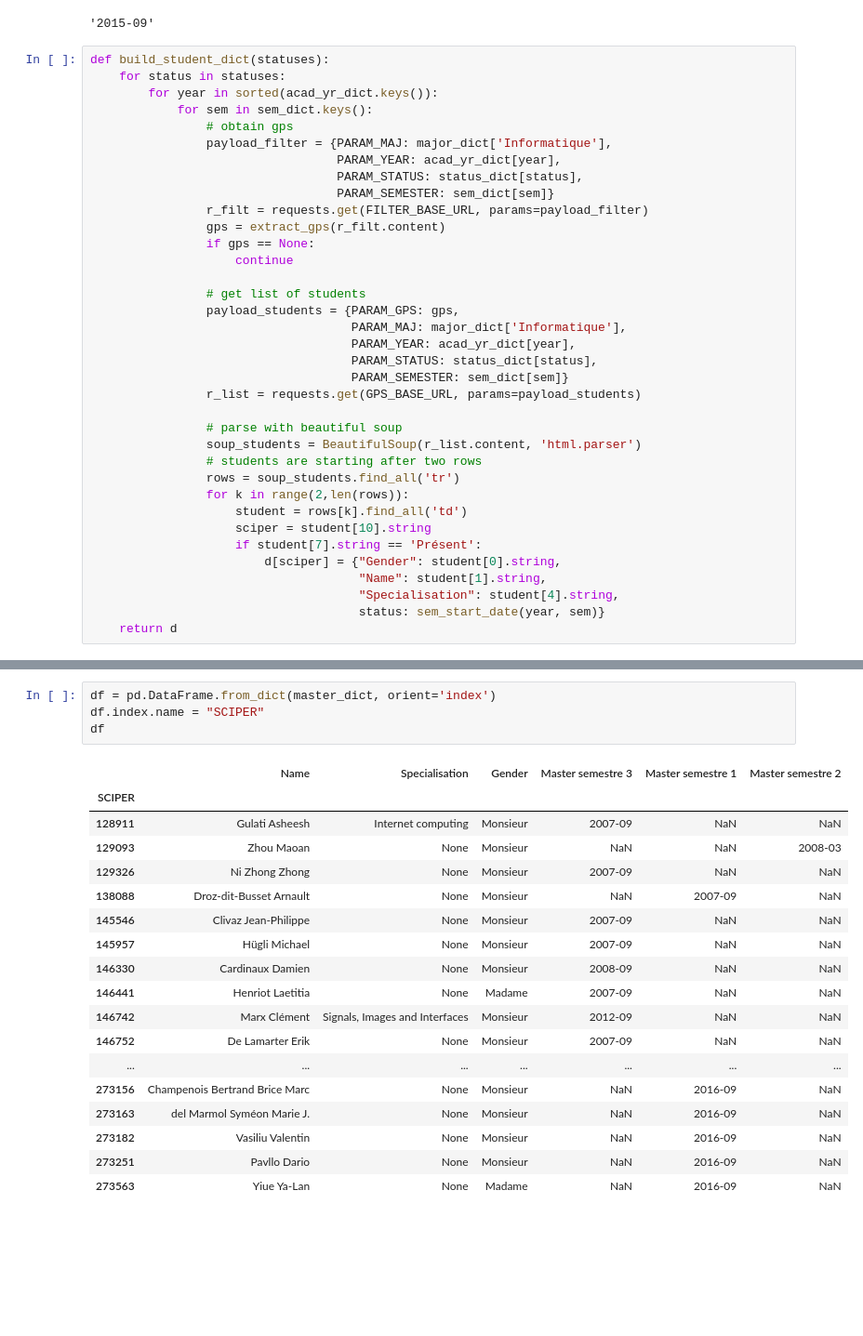
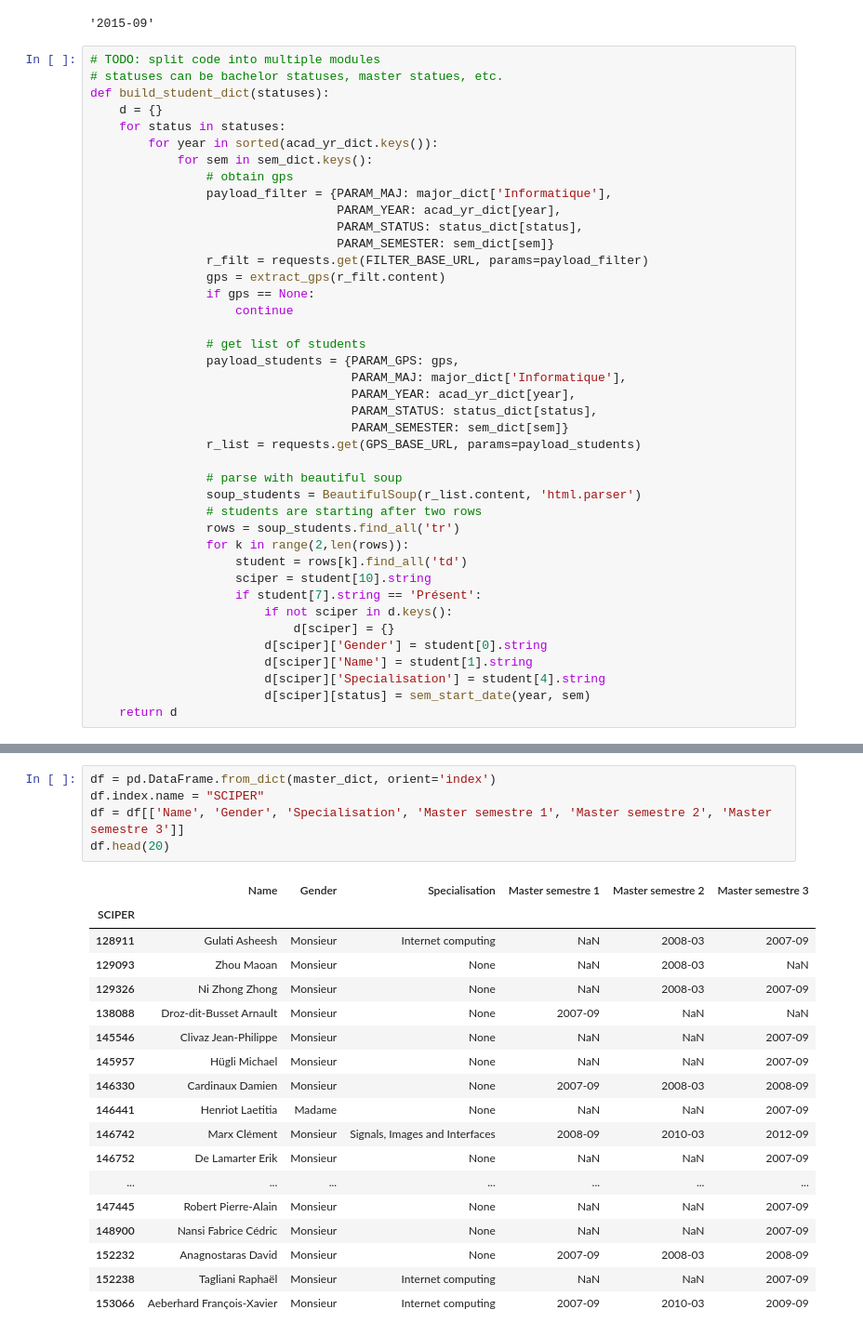
Before and after one commit to BeforeRain/ADA-homework, a Jupyter notebook: 02 - Data from the Web/Assignment2.ipynb, the cells around one changed output, grey strips where cells are left out. Shown at 93% size. Saved outputs shown, nothing was run; the diff lists cells and outputs as text; blank space fills up the shorter version.

```diff
--- a/02 - Data from the Web/Assignment2.ipynb
+++ b/02 - Data from the Web/Assignment2.ipynb
@@ -61,7 +61,10 @@ sem_start_date("2015-2016", "Semestre d'automne")
 # %% [output]
 '2015-09'
 # %%
+# TODO: split code into multiple modules
+# statuses can be bachelor statuses, master statues, etc.
 def build_student_dict(statuses):
+    d = {}
     for status in statuses:
         for year in sorted(acad_yr_dict.keys()):
             for sem in sem_dict.keys():
@@ -91,10 +94,12 @@ def build_student_dict(statuses):
                     student = rows[k].find_all('td')
                     sciper = student[10].string
                     if student[7].string == 'Présent':
-                        d[sciper] = {"Gender": student[0].string,
-                                     "Name": student[1].string,
-                                     "Specialisation": student[4].string,
-                                     status: sem_start_date(year, sem)}
+                        if not sciper in d.keys():
+                            d[sciper] = {}
+                        d[sciper]['Gender'] = student[0].string
+                        d[sciper]['Name'] = student[1].string
+                        d[sciper]['Specialisation'] = student[4].string
+                        d[sciper][status] = sem_start_date(year, sem)
     return d
 # %%
 master_statuses = ['Master semestre 1', 'Master semestre 2', 'Master semestre 3']
@@ -121,23 +126,24 @@ master_dict
 # %%
 df = pd.DataFrame.from_dict(master_dict, orient='index')
 df.index.name = "SCIPER"
-df
+df = df[['Name', 'Gender', 'Specialisation', 'Master semestre 1', 'Master semestre 2', 'Master semestre 3']]
+df.head(20)
 # %% [output]
-|  | Name | Specialisation | Gender | Master semestre 3 | Master semestre 1 | Master semestre 2 |
+|  | Name | Gender | Specialisation | Master semestre 1 | Master semestre 2 | Master semestre 3 |
 | SCIPER |  |  |  |  |  |  |
-| 128911 | Gulati Asheesh | Internet computing | Monsieur | 2007-09 | NaN | NaN |
-| 129093 | Zhou Maoan | None | Monsieur | NaN | NaN | 2008-03 |
-| 129326 | Ni Zhong Zhong | None | Monsieur | 2007-09 | NaN | NaN |
-| 138088 | Droz-dit-Busset Arnault | None | Monsieur | NaN | 2007-09 | NaN |
-| 145546 | Clivaz Jean-Philippe | None | Monsieur | 2007-09 | NaN | NaN |
-| 145957 | Hügli Michael | None | Monsieur | 2007-09 | NaN | NaN |
-| 146330 | Cardinaux Damien | None | Monsieur | 2008-09 | NaN | NaN |
-| 146441 | Henriot Laetitia | None | Madame | 2007-09 | NaN | NaN |
-| 146742 | Marx Clément | Signals, Images and Interfaces | Monsieur | 2012-09 | NaN | NaN |
-| 146752 | De Lamarter Erik | None | Monsieur | 2007-09 | NaN | NaN |
+| 128911 | Gulati Asheesh | Monsieur | Internet computing | NaN | 2008-03 | 2007-09 |
+| 129093 | Zhou Maoan | Monsieur | None | NaN | 2008-03 | NaN |
+| 129326 | Ni Zhong Zhong | Monsieur | None | NaN | 2008-03 | 2007-09 |
+| 138088 | Droz-dit-Busset Arnault | Monsieur | None | 2007-09 | NaN | NaN |
+| 145546 | Clivaz Jean-Philippe | Monsieur | None | NaN | NaN | 2007-09 |
+| 145957 | Hügli Michael | Monsieur | None | NaN | NaN | 2007-09 |
+| 146330 | Cardinaux Damien | Monsieur | None | 2007-09 | 2008-03 | 2008-09 |
+| 146441 | Henriot Laetitia | Madame | None | NaN | NaN | 2007-09 |
+| 146742 | Marx Clément | Monsieur | Signals, Images and Interfaces | 2008-09 | 2010-03 | 2012-09 |
+| 146752 | De Lamarter Erik | Monsieur | None | NaN | NaN | 2007-09 |
 | ... | ... | ... | ... | ... | ... | ... |
-| 273156 | Champenois Bertrand Brice Marc | None | Monsieur | NaN | 2016-09 | NaN |
-| 273163 | del Marmol Syméon Marie J. | None | Monsieur | NaN | 2016-09 | NaN |
-| 273182 | Vasiliu Valentin | None | Monsieur | NaN | 2016-09 | NaN |
-| 273251 | Pavllo Dario | None | Monsieur | NaN | 2016-09 | NaN |
-| 273563 | Yiue Ya-Lan | None | Madame | NaN | 2016-09 | NaN |
+| 147445 | Robert Pierre-Alain | Monsieur | None | NaN | NaN | 2007-09 |
+| 148900 | Nansi Fabrice Cédric | Monsieur | None | NaN | NaN | 2007-09 |
+| 152232 | Anagnostaras David | Monsieur | None | 2007-09 | 2008-03 | 2008-09 |
+| 152238 | Tagliani Raphaël | Monsieur | Internet computing | NaN | NaN | 2007-09 |
+| 153066 | Aeberhard François-Xavier | Monsieur | Internet computing | 2007-09 | 2010-03 | 2009-09 |
```
Also changed, not shown: parts of 9 cells of this notebook.
